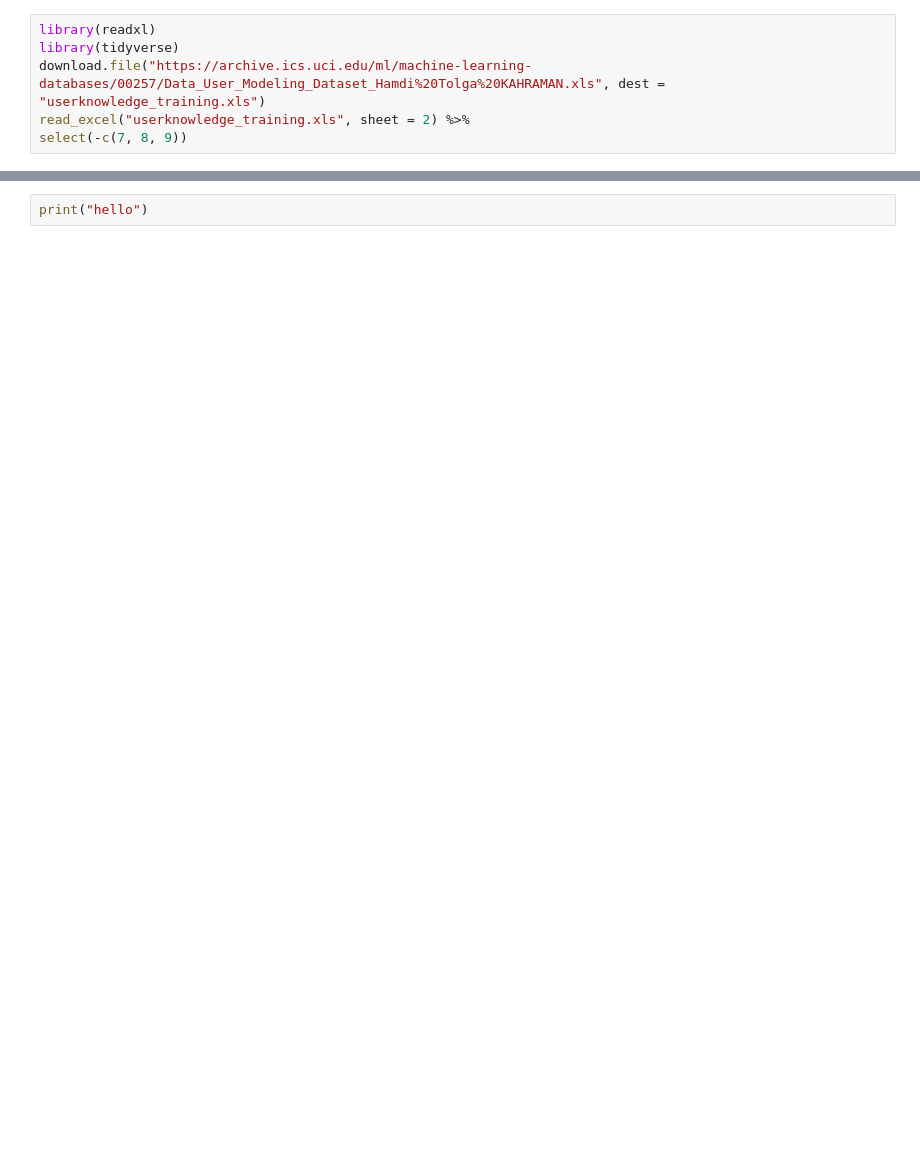
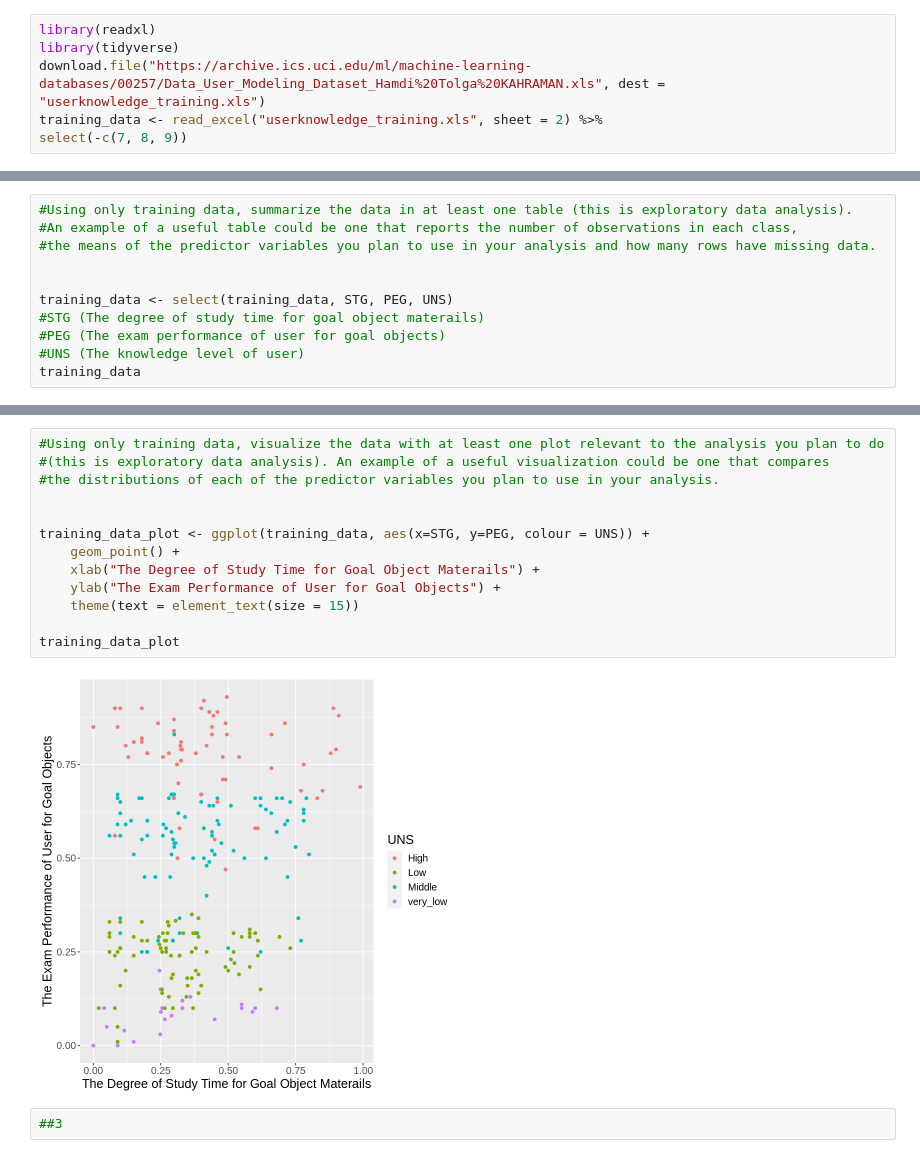
Before and after one commit to fionayzeng/project_proposal, a Jupyter notebook: Project Proposal.ipynb, the cells around one changed output, grey strips where cells are left out. Saved outputs shown, nothing was run; the diff lists cells and outputs as text; blank space fills up the shorter version.

```diff
--- a/Project Proposal.ipynb
+++ b/Project Proposal.ipynb
@@ -2,7 +2,7 @@
 library(readxl)
 library(tidyverse)
 download.file("https://archive.ics.uci.edu/ml/machine-learning-databases/00257/Data_User_Modeling_Dataset_Hamdi%20Tolga%20KAHRAMAN.xls", dest = "userknowledge_training.xls")
-read_excel("userknowledge_training.xls", sheet = 2) %>%
+training_data <- read_excel("userknowledge_training.xls", sheet = 2) %>%
 select(-c(7, 8, 9))
 # %% [output]
 New names:
@@ -29,0 +11,11 @@ A tibble: 258 × 6
+# %%
+#Using only training data, summarize the data in at least one table (this is exploratory data analysis).
+#An example of a useful table could be one that reports the number of observations in each class,
+#the means of the predictor variables you plan to use in your analysis and how many rows have missing data.
+
+
+training_data <- select(training_data, STG, PEG, UNS)
+#STG (The degree of study time for goal object materails)
+#PEG (The exam performance of user for goal objects)
+#UNS (The knowledge level of user)
+training_data
@@ -30,2 +42,17 @@ A tibble: 258 × 6
 # %%
-print("hello")
+#Using only training data, visualize the data with at least one plot relevant to the analysis you plan to do
+#(this is exploratory data analysis). An example of a useful visualization could be one that compares
+#the distributions of each of the predictor variables you plan to use in your analysis.
+
+
+training_data_plot <- ggplot(training_data, aes(x=STG, y=PEG, colour = UNS)) +
+    geom_point() +
+    xlab("The Degree of Study Time for Goal Object Materails") +
+    ylab("The Exam Performance of User for Goal Objects") +
+    theme(text = element_text(size = 15))
+
+training_data_plot
+# %% [output]
+[figure, added]
+# %%
+##3
```
Also changed, not shown: parts of 2 cells of this notebook.
